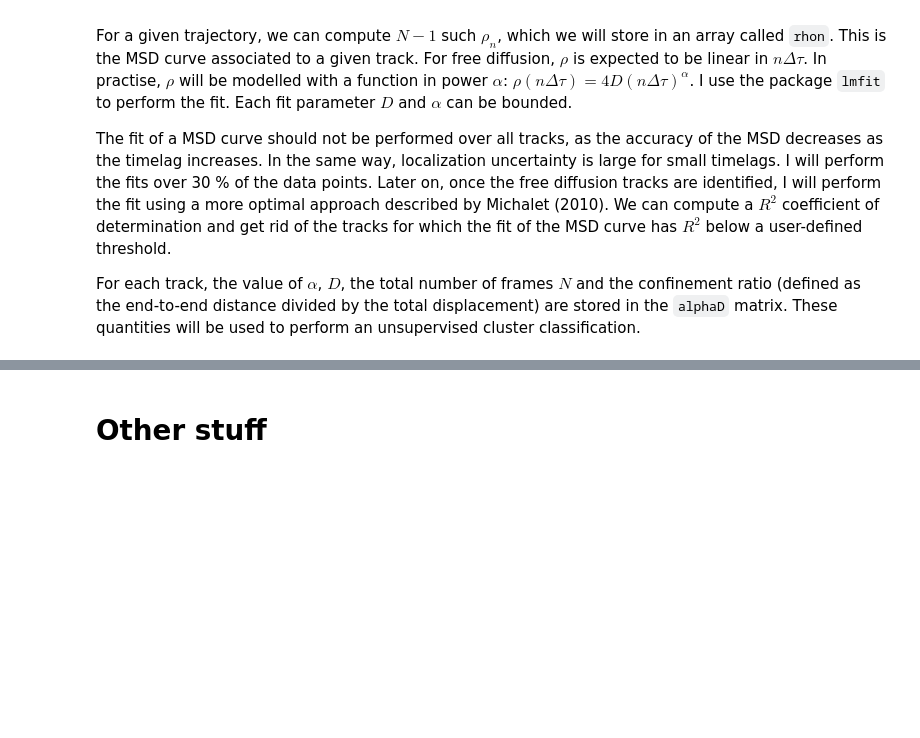
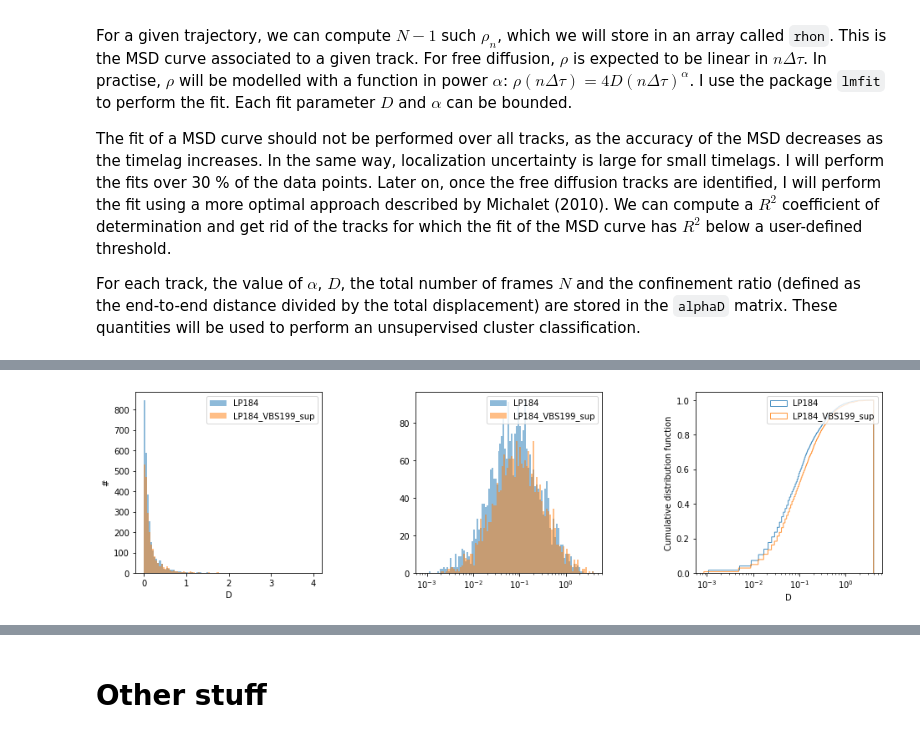
Before and after one commit to remy13127/Internship, a Jupyter notebook: Notebook.ipynb, the cells around one changed output, grey strips where cells are left out. Cells and saved outputs as stored; diff of their text form; code cells hidden in the pictures; blank space fills up the shorter version.

```diff
--- a/Notebook.ipynb
+++ b/Notebook.ipynb
@@ -139,20 +145,20 @@ from sklearn import datasets
 from sklearn import preprocessing
 
 k_means = cluster.KMeans(n_clusters=3)
-alphaD = np.array(alphaD)
+FEATURES = np.array(alphaD)
 
-FEATURES = np.copy(alphaD)
-
-pt = preprocessing.PowerTransformer(method='box-cox', standardize=True)
-PROCESSED_FEATURES = pt.fit_transform(FEATURES[:,:3]) #do not use track length for the clustering
-PROCESSED_FEATURES = preprocessing.minmax_scale(PROCESSED_FEATURES)
+pt = preprocessing.PowerTransformer(method='box-cox', standardize=True) #define standardizer
+PROCESSED_FEATURES = pt.fit_transform(FEATURES[:,:3]) #standardize (only alpha,D,c)
+PROCESSED_FEATURES = preprocessing.minmax_scale(PROCESSED_FEATURES) #normalize
 
 k_means.fit(PROCESSED_FEATURES)
 labels = k_means.labels_
 
+print(len(labels))
+
 colors = ['g', "crimson", 'turquoise',"pink",'lightcoral','orange','blue']
 color_array = []
-for k in range(len(labels.astype(np.int))):
+for k in range(len(labels)):
     color_index = labels.astype(np.int)[k]
     color_array.append(colors[color_index])
 
@@ -222,0 +179,24 @@ print(len(darray_wnt))
+# %%
+dt = 0.05
+minframe=8
+maxframe=100
+rsquared_threshold=0.8
+
+files_LP184 = ["Data/SM1/sm1_ld400.csv","Data/SM2/sm2_ld400.csv","Data/SM3/sm3_ld400.csv","Data/SM4/sm4_ld400.csv","Data/SM5/sm5_ld400.csv","Data/SM6/sm6_ld400.csv","Data/SM7/sm7_ld400.csv","Data/SM8/sm8_ld400.csv","Data/SM9/sm9_ld400.csv","Data/SM10/sm10_ld400.csv"]
+files_WNT = ["Data/SM1_WNT/sm1_wnt_ld400.csv","Data/SM2_WNT/sm2_wnt_ld400.csv","Data/SM3_WNT/sm3_wnt_ld400.csv","Data/SM4_WNT/sm4_wnt_ld400.csv","Data/SM5_WNT/sm5_wnt_ld400.csv","Data/SM6_WNT/sm6_wnt_ld400.csv","Data/SM7_WNT/sm7_wnt_ld400.csv","Data/SM8_WNT/sm8_wnt_ld400.csv","Data/SM10_WNT/sm10_wnt_ld400.csv"]
+
+DATA_LP184 = data_pool(files_LP184,dt,minframe,maxframe,rsquared_threshold)
+DATA_WNT = data_pool(files_WNT,dt,minframe,maxframe,rsquared_threshold)
+# %%
+#Extract D distributions for each experiment
+D_LP184 = []
+for k in range(np.shape(DATA_LP184)[0]):
+    D_LP184.append(DATA_LP184[k][1])
+
+D_WNT = []
+for k in range(np.shape(DATA_WNT)[0]):
+    D_WNT.append(DATA_WNT[k][1])
+
+two_distributions_plot(D_LP184,D_WNT,"LP184","LP184_VBS199_sup")
+# %% [output]
+[figure, added]
```
Also changed, not shown: parts of 16 cells of this notebook, 58 other files.
